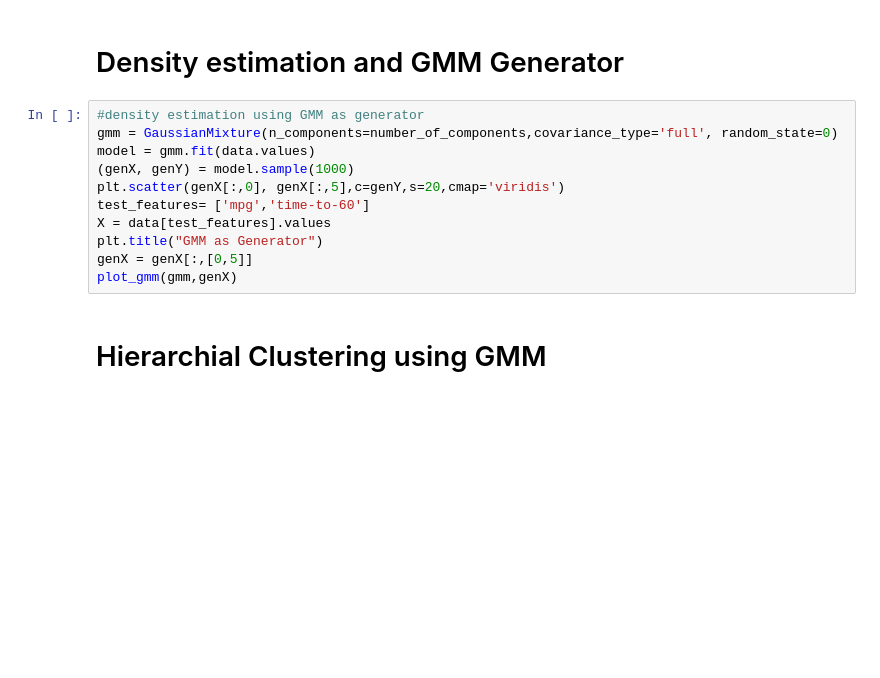
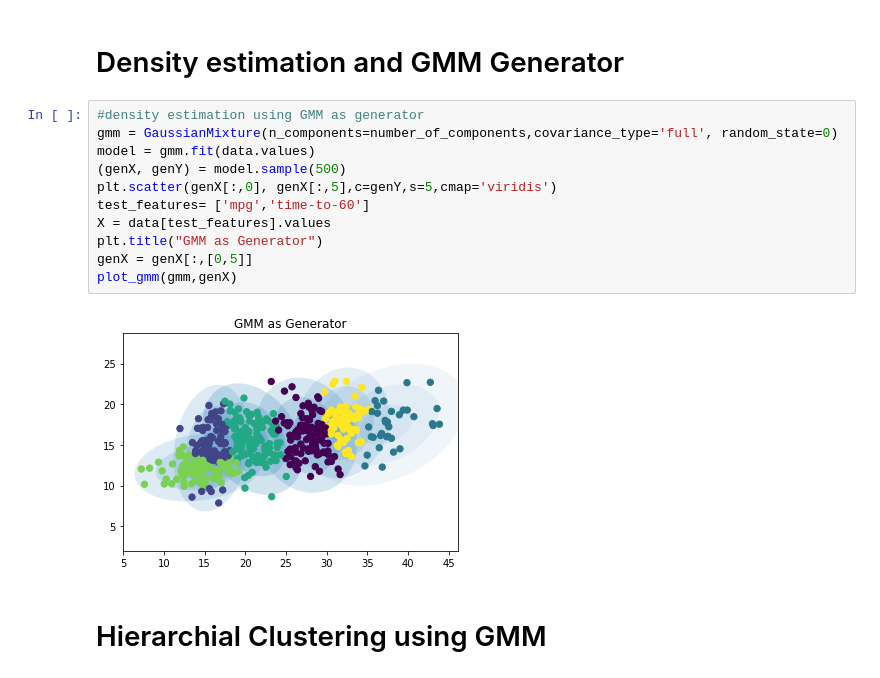
Before and after one commit to swethac18/CMPE257_ML, a Jupyter notebook: GMM_assignment2/GaussianMixtureModel.ipynb, the cells around one changed output. Saved outputs shown, nothing was run; the diff lists cells and outputs as text; blank space fills up the shorter version.

```diff
--- a/GMM_assignment2/GaussianMixtureModel.ipynb
+++ b/GMM_assignment2/GaussianMixtureModel.ipynb
@@ -87,14 +93,16 @@ plt.xlabel('number_of_components');
 # %%
 #density estimation using GMM as generator
 gmm = GaussianMixture(n_components=number_of_components,covariance_type='full', random_state=0)
 model = gmm.fit(data.values)
-(genX, genY) = model.sample(1000)
-plt.scatter(genX[:,0], genX[:,5],c=genY,s=20,cmap='viridis')
+(genX, genY) = model.sample(500)
+plt.scatter(genX[:,0], genX[:,5],c=genY,s=5,cmap='viridis')
 test_features= ['mpg','time-to-60']
 X = data[test_features].values
 plt.title("GMM as Generator")
 genX = genX[:,[0,5]]
 plot_gmm(gmm,genX)
+# %% [output]
+[figure, added]
 # %% [markdown]
 <h1> Hierarchial Clustering using GMM </h1>
 # %%
```
Also changed, not shown: parts of 8 cells of this notebook.
